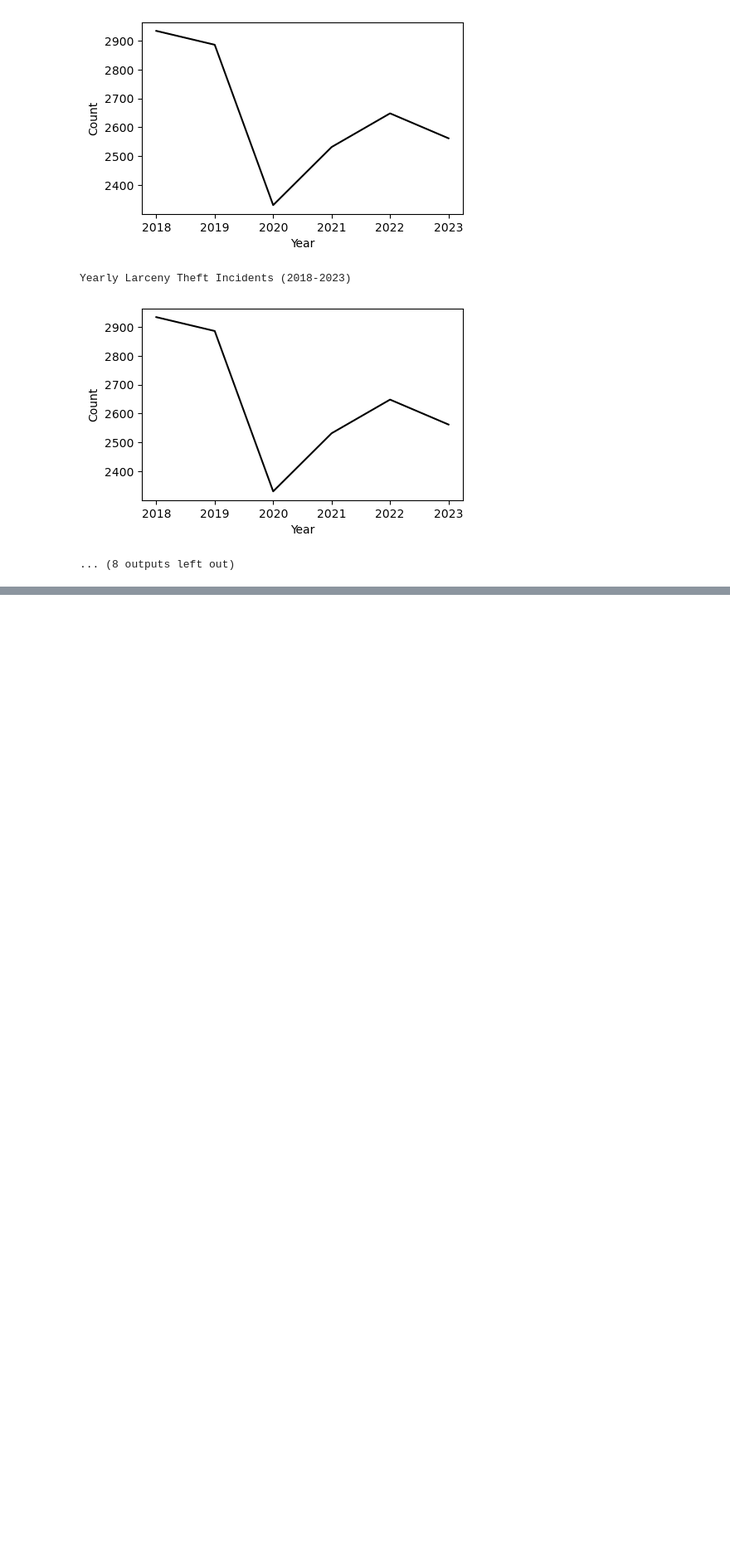
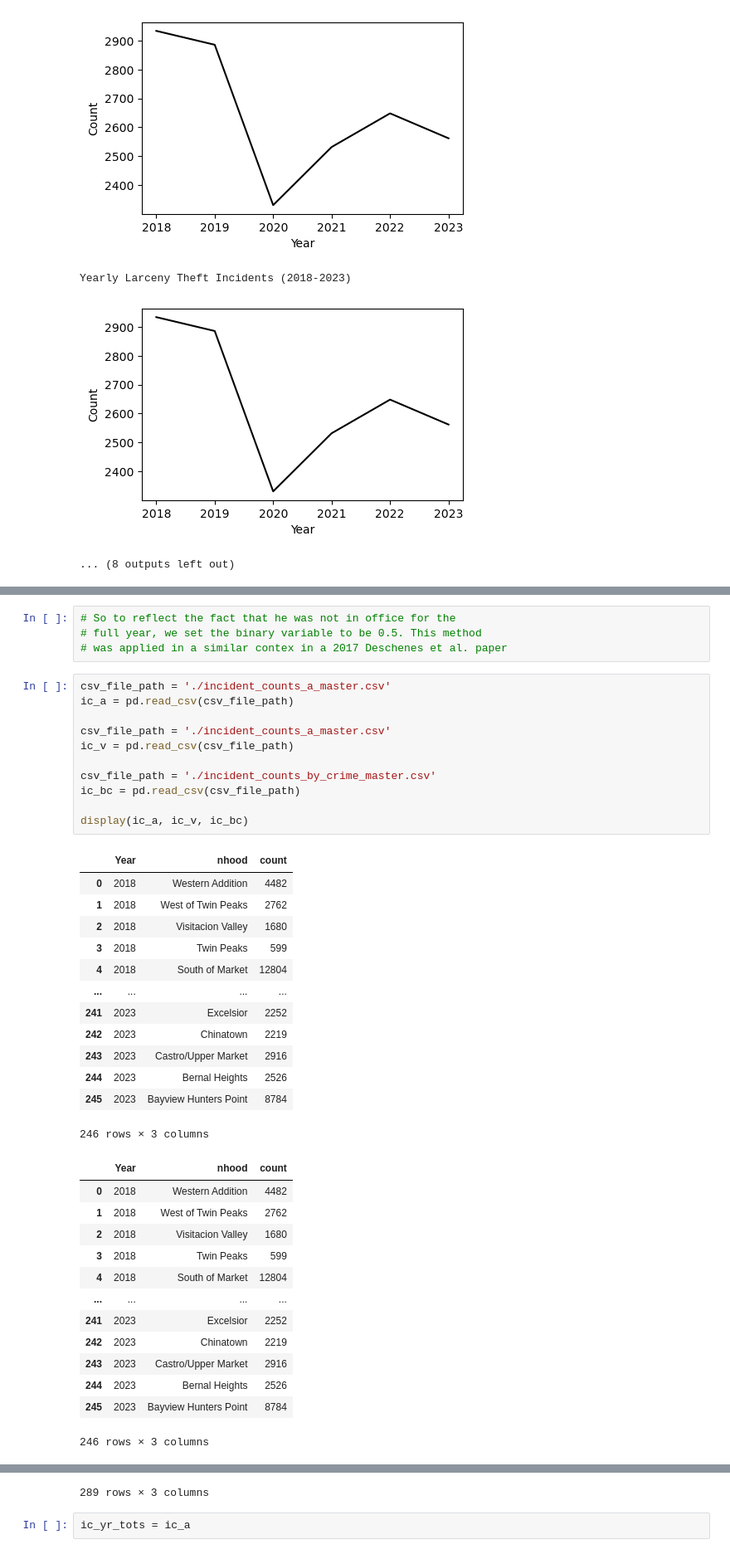
Before and after one commit to jgte29/ucbhonorsthesis2023-2024, a Jupyter notebook: Data_Analysis.ipynb, the cells around one changed output, grey strips where cells are left out. Shown at 83% size. Cells and saved outputs as stored; diff of their text form; blank space fills up the shorter version.

```diff
--- a/Data_Analysis.ipynb
+++ b/Data_Analysis.ipynb
@@ -2803,0 +2803,42 @@ ic_master
+# %%
+# So to reflect the fact that he was not in office for the
+# full year, we set the binary variable to be 0.5. This method
+# was applied in a similar contex in a 2017 Deschenes et al. paper
+# %%
+csv_file_path = './incident_counts_a_master.csv'
+ic_a = pd.read_csv(csv_file_path)
+
+csv_file_path = './incident_counts_a_master.csv'
+ic_v = pd.read_csv(csv_file_path)
+
+csv_file_path = './incident_counts_by_crime_master.csv'
+ic_bc = pd.read_csv(csv_file_path)
+
+display(ic_a, ic_v, ic_bc)
+# %% [output]
+|  | Year | nhood | count |
+| 0 | 2018 | Western Addition | 4482 |
+| 1 | 2018 | West of Twin Peaks | 2762 |
+| 2 | 2018 | Visitacion Valley | 1680 |
+| 3 | 2018 | Twin Peaks | 599 |
+| 4 | 2018 | South of Market | 12804 |
+| ... | ... | ... | ... |
+| 241 | 2023 | Excelsior | 2252 |
+| 242 | 2023 | Chinatown | 2219 |
+| 243 | 2023 | Castro/Upper Market | 2916 |
+| 244 | 2023 | Bernal Heights | 2526 |
+| 245 | 2023 | Bayview Hunters Point | 8784 |
+246 rows × 3 columns
+|  | Year | nhood | count |
+| 0 | 2018 | Western Addition | 4482 |
+| 1 | 2018 | West of Twin Peaks | 2762 |
+| 2 | 2018 | Visitacion Valley | 1680 |
+| 3 | 2018 | Twin Peaks | 599 |
+| 4 | 2018 | South of Market | 12804 |
+| ... | ... | ... | ... |
+| 241 | 2023 | Excelsior | 2252 |
+| 242 | 2023 | Chinatown | 2219 |
+| 243 | 2023 | Castro/Upper Market | 2916 |
+| 244 | 2023 | Bernal Heights | 2526 |
+| 245 | 2023 | Bayview Hunters Point | 8784 |
+246 rows × 3 columns
@@ -2803,0 +2857,3 @@ ic_master
+289 rows × 3 columns
+# %%
+ic_yr_tots = ic_a
```
Also changed, not shown: parts of 4 cells of this notebook.
